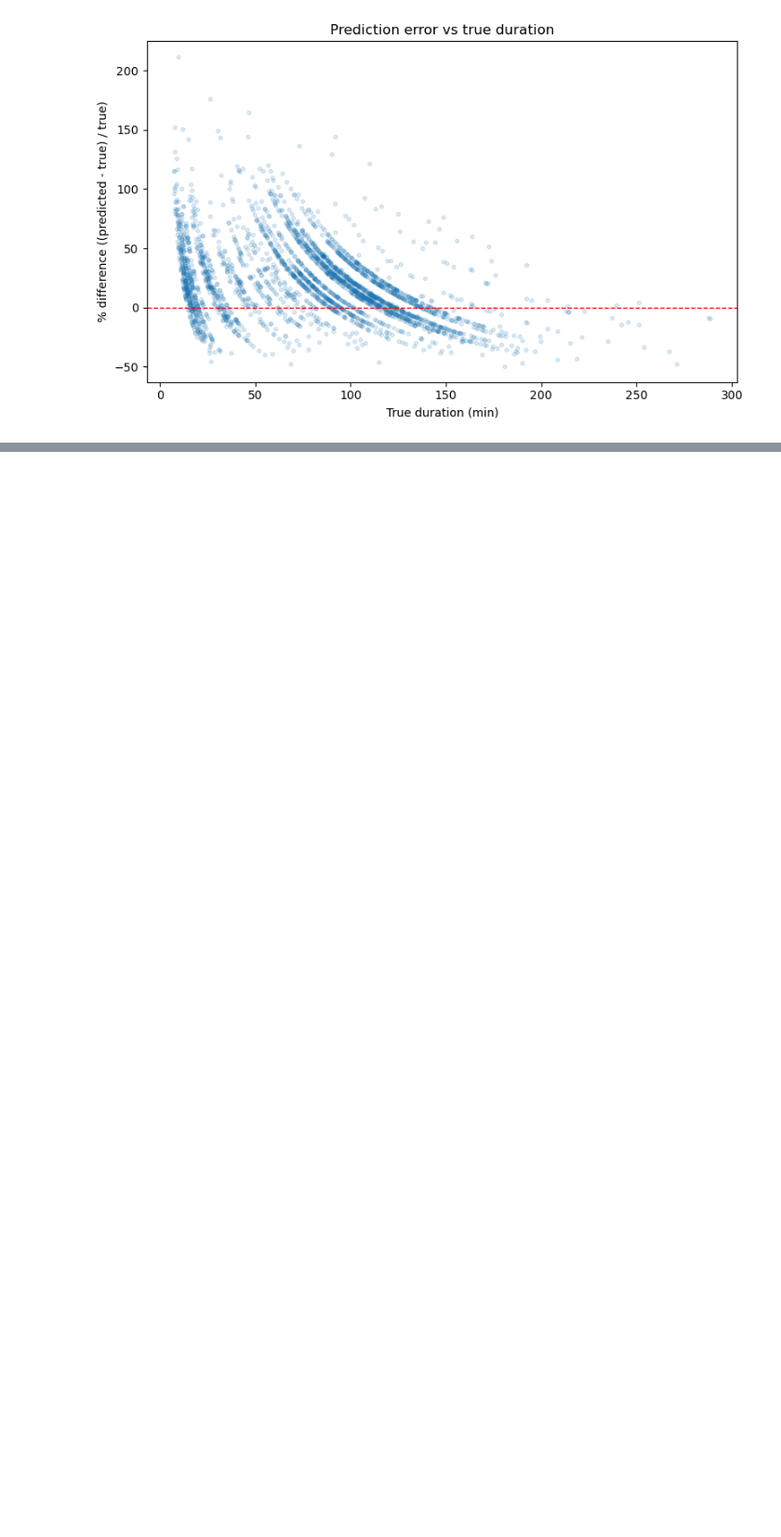
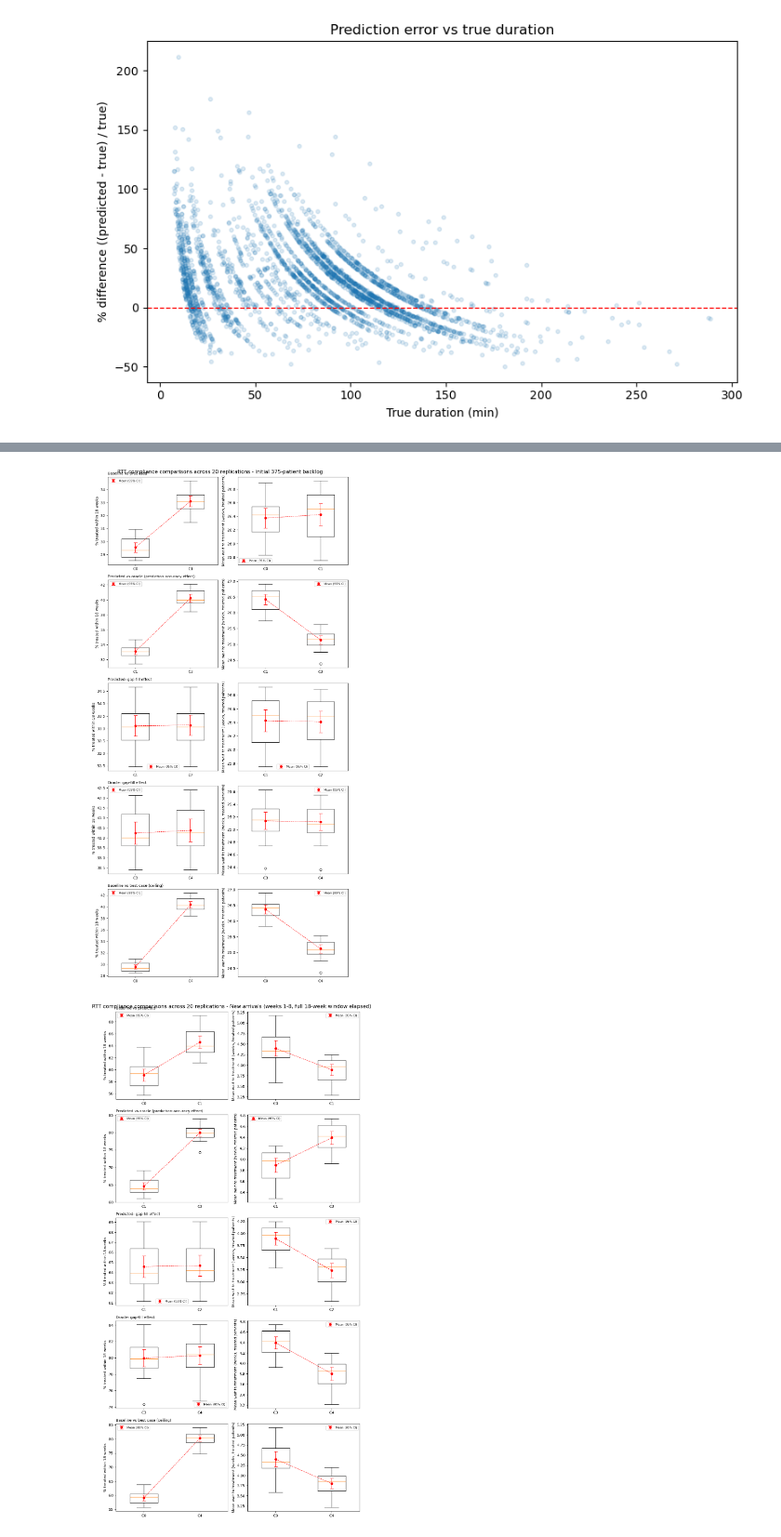
Before and after one commit to peterjohnston1357/Masters_project, a Jupyter notebook: notebooks/condition_comparison_analysis.ipynb, the cells around one changed output, grey strips where cells are left out. Shown at 93% size. Drawn from its saved outputs; the diff is of its cells as text; code cells hidden in the pictures; blank space fills up the shorter version.

Commit message:
Add 18-week RTT compliance analysis and booking-order diagnostic

```diff
--- a/notebooks/condition_comparison_analysis.ipynb
+++ b/notebooks/condition_comparison_analysis.ipynb
@@ -416,0 +431,50 @@ plt.show()
+# %%
+rtt = pd.read_csv("data/generated/simulation_rtt_replications.csv")
+
+rtt_metrics = [
+    ("pct_within_target", "% treated within 18 weeks"),
+    ("mean_wait_weeks_at_treatment", "Mean wait to treatment (weeks, treated patients)"),
+]
+
+rtt_results_rows = []
+
+for cohort, cohort_label in [("initial", "Initial 375-patient backlog"),
+                              ("new_arrivals_eligible", "New arrivals (weeks 1-8, full 18-week window elapsed)")]:
+    cohort_df = rtt[rtt["cohort"] == cohort]
+    wide_rtt = {
+        metric: cohort_df.pivot(index="seed", columns="condition", values=metric)
+        for metric, _ in rtt_metrics
+    }
+
+    fig, axes = plt.subplots(len(comparisons), len(rtt_metrics),
+                              figsize=(4 * len(rtt_metrics), 3 * len(comparisons)))
+
+    for i, (cond_a, cond_b, comp_label) in enumerate(comparisons):
+        for j, (metric, metric_label) in enumerate(rtt_metrics):
+            wdf = wide_rtt[metric]
+            row = paired_stats(wdf, cond_a, cond_b)
+            rtt_results_rows.append({
+                "cohort": cohort,
+                "comparison": comp_label,
+                "metric": metric,
+                "condition_a": cond_a,
+                "condition_b": cond_b,
+                **row,
+            })
+
+            ax = axes[i, j]
+            plot_comparison(ax, wdf, cond_a, cond_b, metric_label)
+            if j == 0:
+                ax.set_title(comp_label, fontsize=10, loc="left")
+
+    fig.suptitle(f"RTT compliance comparisons across 20 replications - {cohort_label}", fontsize=14)
+    fig.tight_layout()
+    fig.savefig(f"notebooks/figures/rtt_comparisons_{cohort}.png", dpi=150, bbox_inches="tight")
+    plt.show()
+
+rtt_results_df = pd.DataFrame(rtt_results_rows)
+rtt_results_df.to_csv("data/generated/rtt_comparison_results.csv", index=False)
+rtt_results_df
+# %% [output]
+[figure, added]
+[figure, added]
```
Also changed, not shown: parts of 6 cells of this notebook, 8 other files.
